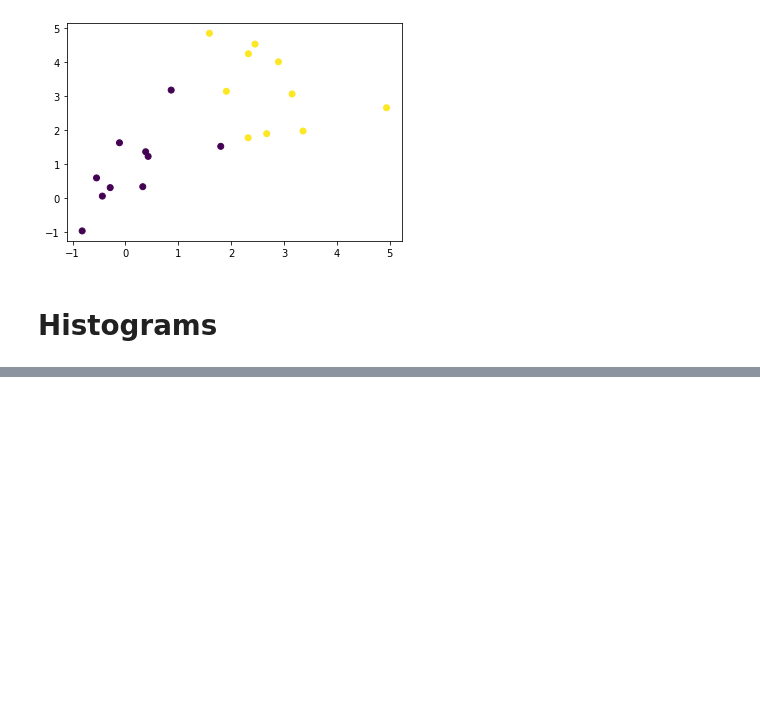
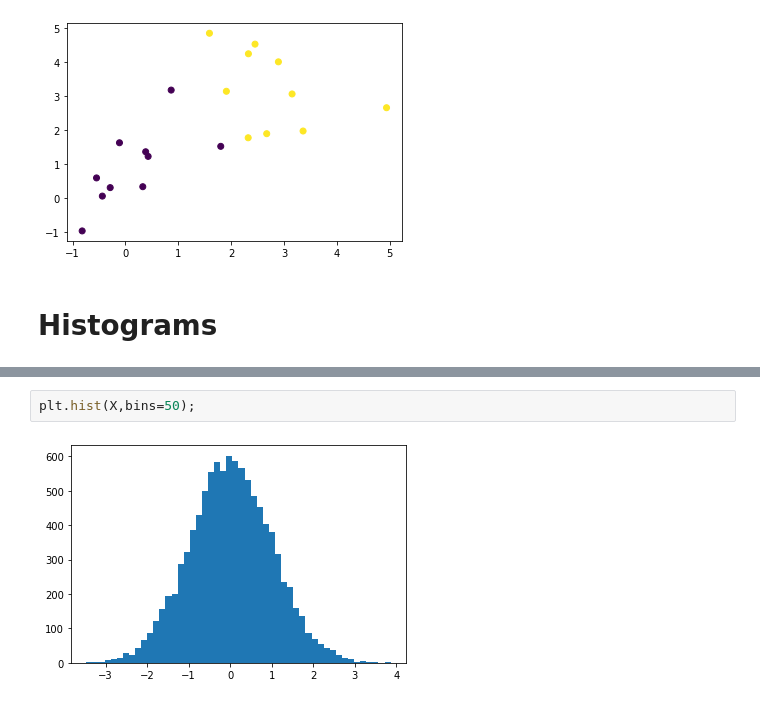
Before and after one commit to redboycode/udemycourses, a Jupyter notebook: lazy_prog_numpy/MatplotLib_Intro.ipynb, the cells around one changed output, grey strips where cells are left out. Drawn from its saved outputs; the diff is of its cells as text; blank space fills up the shorter version.

```diff
--- a/lazy_prog_numpy/MatplotLib_Intro.ipynb
+++ b/lazy_prog_numpy/MatplotLib_Intro.ipynb
@@ -114,0 +125,4 @@ plt.scatter(X[:,0],X[:,1], c=Y) # c is a 1 dim list corresponding to colors
+# %%
+plt.hist(X,bins=50);
+# %% [output]
+[figure, added]
```
Also changed, not shown: parts of 8 cells of this notebook.
